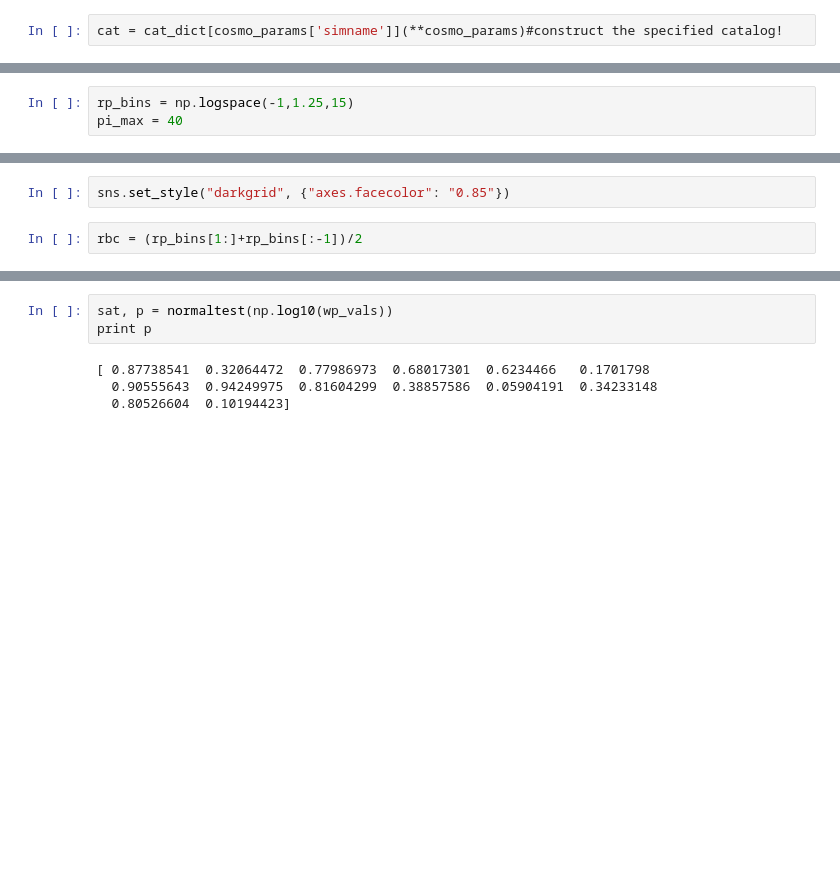
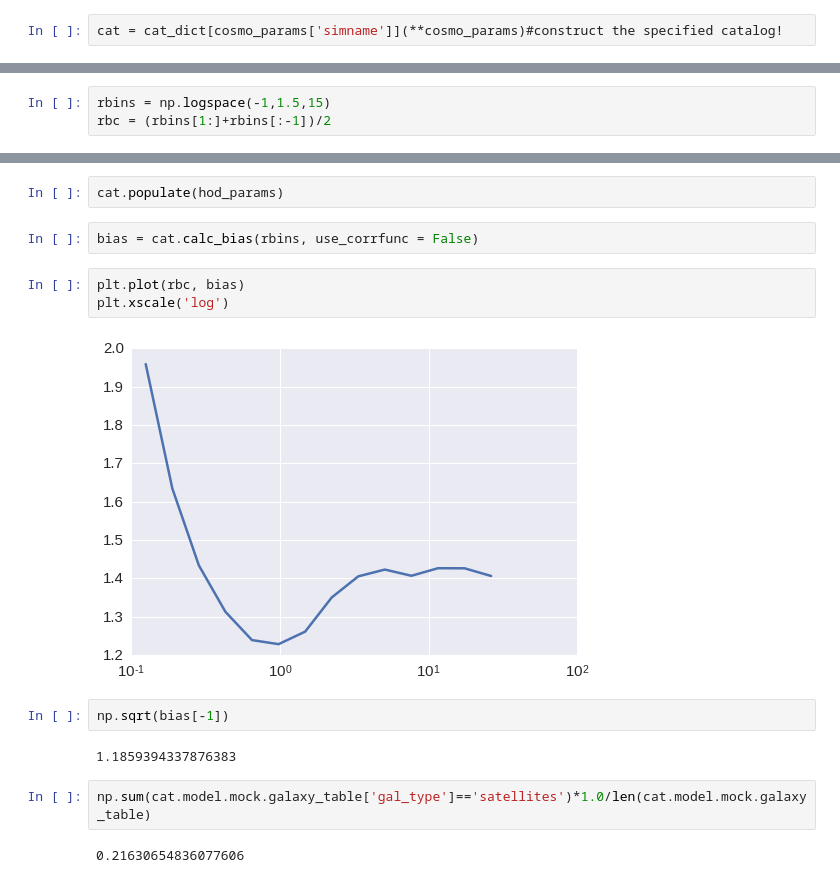
Before and after one commit to mclaughlin6464/pearce, a Jupyter notebook: notebooks/b(r,HOD) prototype.ipynb, the cells around one changed output, grey strips where cells are left out. Saved outputs shown, nothing was run; the diff lists cells and outputs as text; blank space fills up the shorter version.

```diff
--- a/notebooks/b(r,HOD) prototype.ipynb
+++ b/notebooks/b(r,HOD) prototype.ipynb
@@ -39,3 +47,3 @@ fiducial_point = {'logM0': 12.20, 'logM1': 13.7, 'alpha': 1.02,
 # %%
-rp_bins = np.logspace(-1,1.25,15)
-pi_max = 40
+rbins = np.logspace(-1,1.5,15)
+rbc = (rbins[1:]+rbins[:-1])/2
@@ -71,4 +49,0 @@ for i in xrange(n_pops):
-# %%
-sns.set_style("darkgrid", {"axes.facecolor": "0.85"})
-# %%
-rbc = (rp_bins[1:]+rp_bins[:-1])/2
@@ -105,7 +50,17 @@ for i in xrange(wp_vals.shape[1]):
-# %%
-sat, p = normaltest(np.log10(wp_vals))
-print p
-# %% [output]
-[ 0.87738541  0.32064472  0.77986973  0.68017301  0.6234466   0.1701798
-  0.90555643  0.94249975  0.81604299  0.38857586  0.05904191  0.34233148
-  0.80526604  0.10194423]
+# %%
+cat.populate(hod_params)
+# %%
+bias = cat.calc_bias(rbins, use_corrfunc = False)
+# %%
+plt.plot(rbc, bias)
+plt.xscale('log')
+# %% [output]
+[figure, added]
+# %%
+np.sqrt(bias[-1])
+# %% [output]
+1.1859394337876383
+# %%
+np.sum(cat.model.mock.galaxy_table['gal_type']=='satellites')*1.0/len(cat.model.mock.galaxy_table)
+# %% [output]
+0.21630654836077606
```
Also changed, not shown: parts of 13 cells of this notebook, 3 other files.
